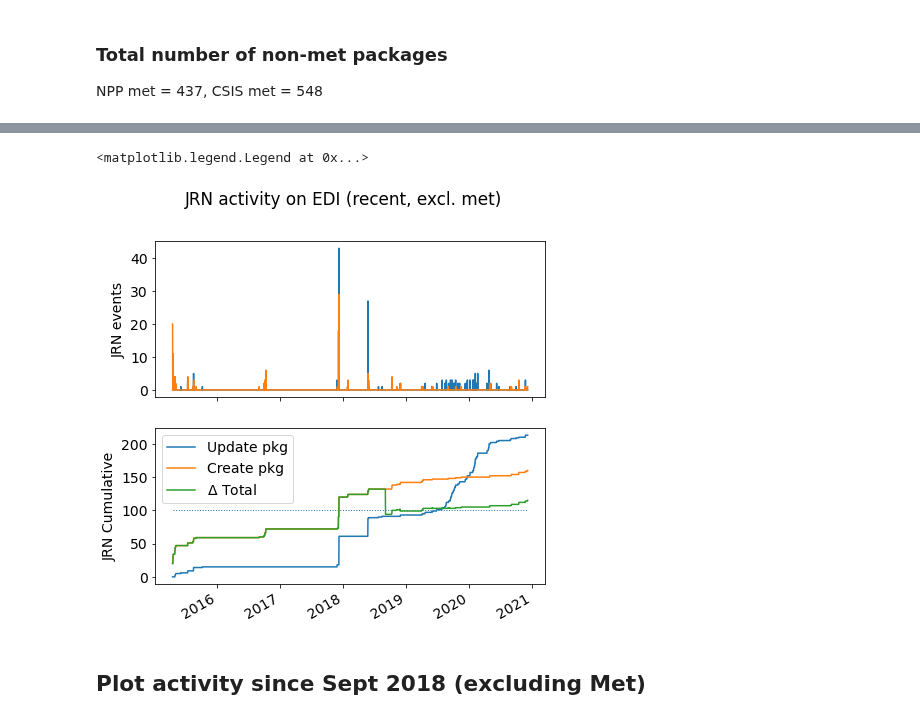
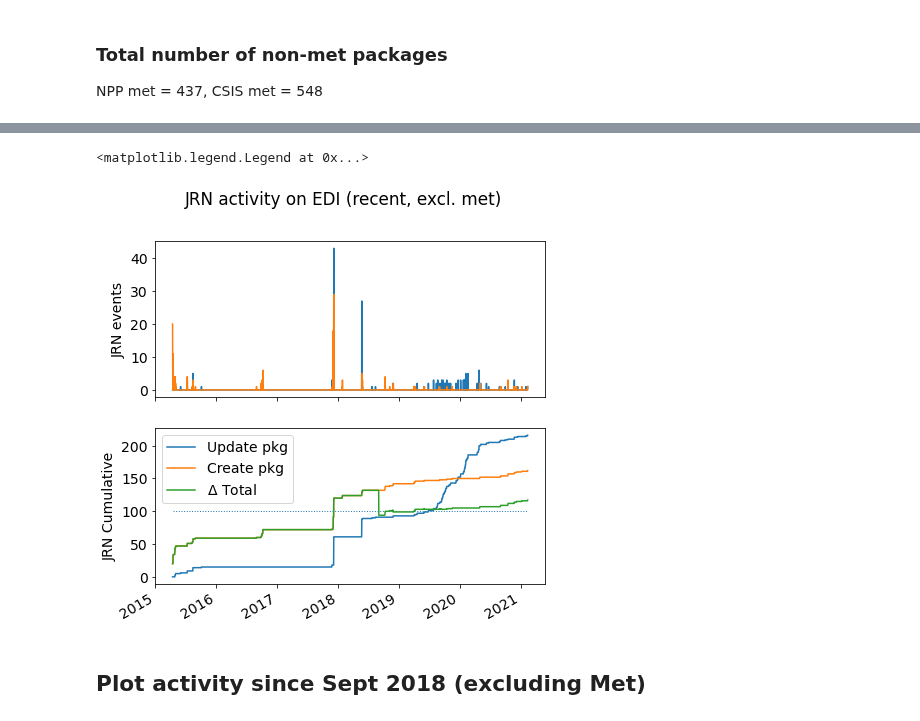
Before and after one commit to jornada-im/diagnostics, a Jupyter notebook: JRN-EDI-diagnostics.ipynb, the cells around one changed output, grey strips where cells are left out. Saved outputs shown, nothing was run; the diff lists cells and outputs as text; code cells hidden in the pictures.

```diff
--- a/JRN-EDI-diagnostics.ipynb
+++ b/JRN-EDI-diagnostics.ipynb
@@ -288,0 +56,4 @@ df.head()
+# %%
+# Add method count columns
+df = dia.get_counts(df)
+df.head()
@@ -289,10 +67,5 @@ df.head()
 # %%
-# There are duplicate deletions (9 at last count)
-df_dd = df.drop_duplicates()
-n_dupdeletes = df.shape[0] - df_dd.shape[0]
-df = df_dd
 # Count deleted packages
 deleted_pkgs = df.loc[df.action=='deleteDataPackage','pkgid']
-print(df.shape)
-deleted_pkgs
+print(deleted_pkgs)
 # %% [output]
@@ -378,6 +148,7 @@ dEDI.n_tot.sum()
 
 NPP met = 437, CSIS met = 548
 # %%
+df.index = pd.to_datetime(df.date)
 nomet = np.logical_and(df.studyid!='437', df.studyid!='548')
 df.loc[nomet,['n_update', 'n_create', 'n_tot']].resample('D').sum().n_tot.sum()
 # %% [output]
@@ -402,0 +158,3 @@ rdEDI_nomet.head()
+# %%
+daily_nomet = dia.counts_to_daily(df.loc[nomet,:])
+daily_nomet.head()
@@ -403,23 +169,23 @@ rdEDI_nomet.head()
 # %%
 # Recent plot:
 fig, ax = plt.subplots(nrows=2, ncols=1, figsize=(7, 7), sharex=True)
 
-ax[0].plot(rdEDI_nomet.index, rdEDI_nomet.n_update, label='Update pkg')
-ax[0].plot(rdEDI_nomet.index, rdEDI_nomet.n_create, label='Create pkg')
+ax[0].plot(daily_nomet.index, daily_nomet.n_update, label='Update pkg')
+ax[0].plot(daily_nomet.index, daily_nomet.n_create, label='Create pkg')
 ax[0].set_ylabel('JRN events')
 
-ax[1].plot(rdEDI_nomet.index, rdEDI_nomet.n_update.cumsum(), label='Update pkg')
-ax[1].plot(rdEDI_nomet.index, rdEDI_nomet.n_create.cumsum(), label='Create pkg')
-ax[1].plot(rdEDI_nomet.index, rdEDI_nomet.n_tot.cumsum(), label='$\Delta$ Total')
-ax[1].hlines(y=100, xmin=rdEDI_nomet.index.min(), xmax=rdEDI_nomet.index.max(), ls=':', lw=1)
+ax[1].plot(daily_nomet.index, daily_nomet.n_update.cumsum(), label='Update pkg')
+ax[1].plot(daily_nomet.index, daily_nomet.n_create.cumsum(), label='Create pkg')
+ax[1].plot(daily_nomet.index, daily_nomet.n_tot.cumsum(), label='$\Delta$ Total')
+ax[1].hlines(y=100, xmin=daily_nomet.index.min(), xmax=daily_nomet.index.max(), ls=':', lw=1)
 
 plt.ylabel('JRN Cumulative')
 fig.autofmt_xdate()
 plt.suptitle('JRN activity on EDI (recent, excl. met)')
 plt.legend()
 # %% [output]
 <matplotlib.legend.Legend at 0x...>
-[figure, old version]
+[figure, new version]
 # %% [markdown]
 ## Plot activity since Sept 2018 (excluding Met)
 # %%
```
Also changed, not shown: parts of 54 cells of this notebook, 5 other files.
